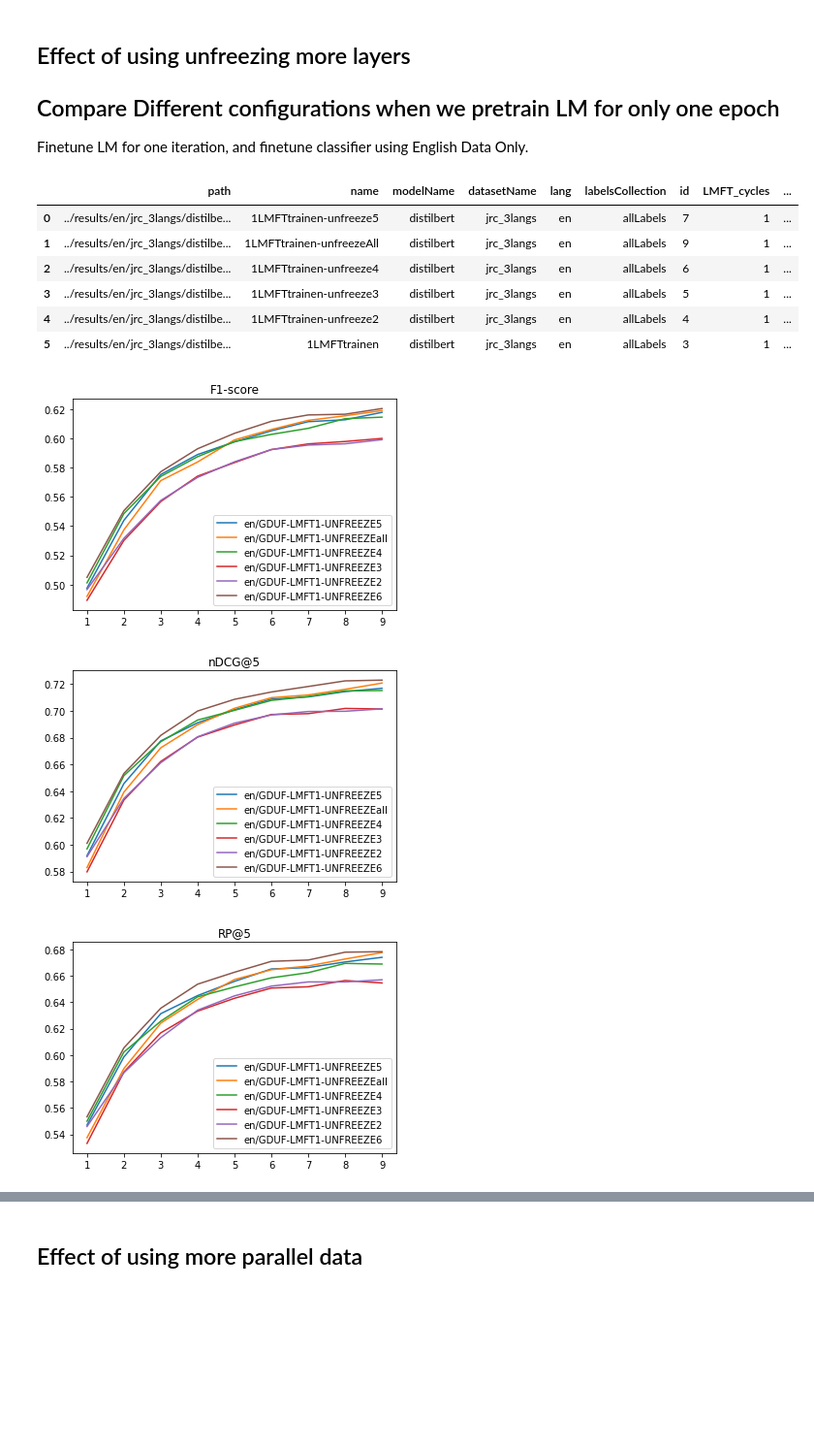
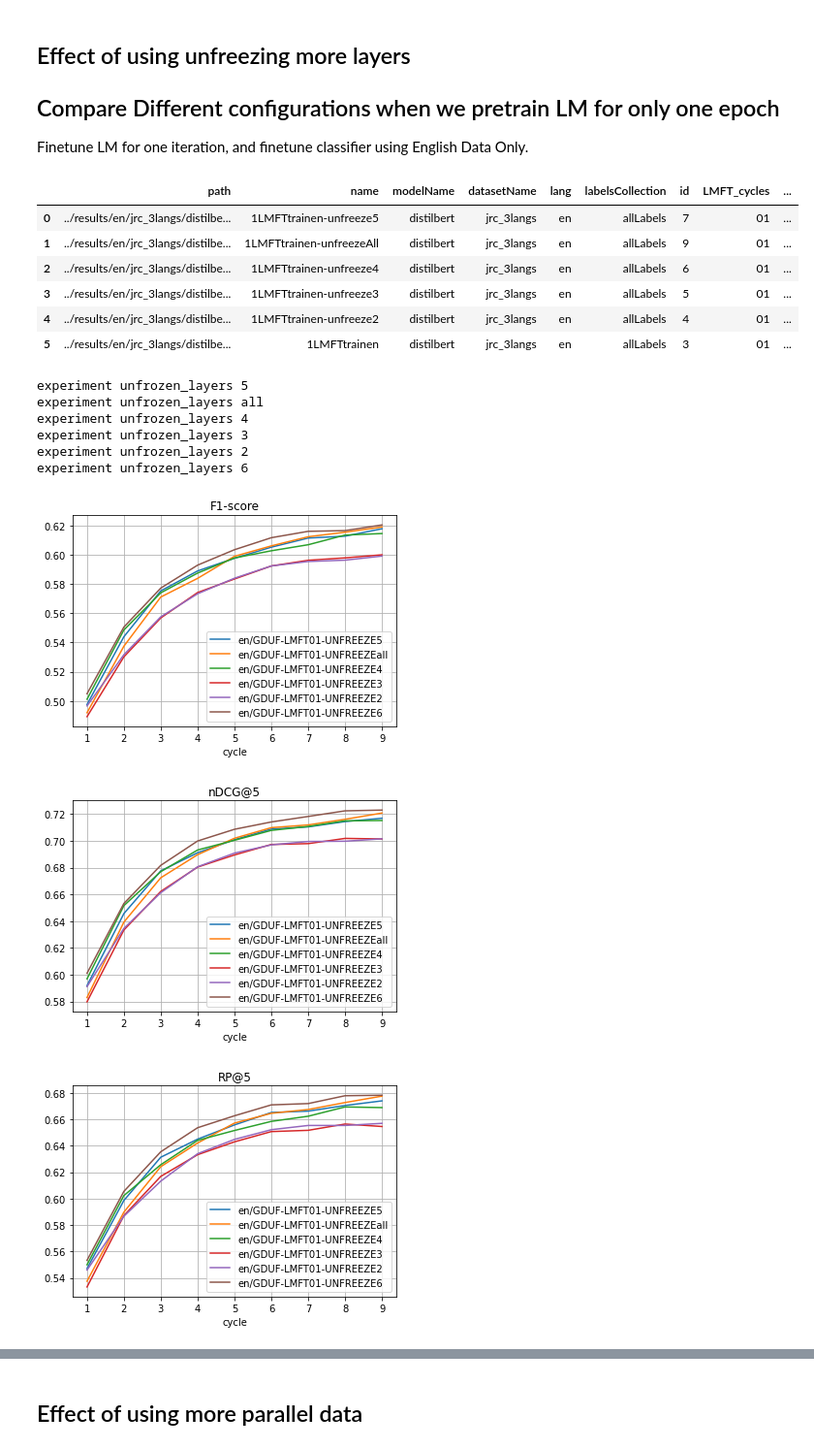
Before and after one commit to zeinsh/Legal-Docs-Large-MLTC, a Jupyter notebook: training/Transformers/analyze-results/General-EN.ipynb, the cells around one changed output, grey strips where cells are left out. Shown at 97% size. Drawn from its saved outputs; the diff is of its cells as text; code cells hidden in the pictures; blank space fills up the shorter version.

```diff
--- a/training/Transformers/analyze-results/General-EN.ipynb
+++ b/training/Transformers/analyze-results/General-EN.ipynb
@@ -211,6 +234,8 @@ def plotSelectedMetrics(selectedExperiments, lang, labelsCollection, selectedMet
         resultsPath = experimentPath / labelsCollection / RESULTS_FILENAME
         if resultsPath.is_file():
             plotResults(str(experimentPath), str(resultsPath), label, selectedMetric)
+    plt.grid()
+    plt.xlabel("cycle")
     plt.legend()
 # %%
 labelsCollection = "allLabels"
@@ -237,9 +262,10 @@ allExperiments=listExperiments(LANGUAGE,labelsCollection)
 # %% [markdown]
 W/O GDUF
 # %%
-LMFT_cycles = ["1"]
+LMFT_cycles = ["01"]
 unfrozen_layers = ["6"]
 classifier_FT_lang = ["en"]
+comparison_metric = "GDUF"
 GDUF=None
 
 selectedExperiments = selectCollectionFromExperiments(
@@ -248,6 +274,6 @@ selectedExperiments = selectCollectionFromExperiments(
 # update results
 for selectedMetric in selectedMetrics:
     plotSelectedMetrics(selectedExperiments, LANGUAGE, labelsCollection, selectedMetric)
-plotBarsExperiment(selectedExperiments , "Effect of Gradual Unfreezing / "+ TEST_SET_NAME)
+plotBarsExperiment(selectedExperiments, comparison_metric, "Effect of Gradual Unfreezing / "+ TEST_SET_NAME)
 # %% [output]
 |  | path | name | modelName | datasetName | lang | labelsCollection | id | LMFT_cycles | ... |
@@ -262,10 +290,12 @@ plotBarsExperiment(selectedExperiments , "Effect of Gradual Unfreezing / "+ TEST
 
 Classifier FT using English only
 # %%
-LMFT_cycles = ["1","0", "5","10"]
+LMFT_cycles = ["01","0", "05","10"]
 unfrozen_layers = ["6"]
 classifier_FT_lang = ["en"]
 GDUF=['True']
+comparison_metric = "LMFT_cycles"
+
 
 selectedExperiments = selectCollectionFromExperiments(
     LANGUAGE, labelsCollection, LMFT_cycles, unfrozen_layers, classifier_FT_lang, GDUF)
@@ -273,7 +303,7 @@ selectedExperiments = selectCollectionFromExperiments(
 # update results
 for selectedMetric in selectedMetrics:
     plotSelectedMetrics(selectedExperiments, LANGUAGE, labelsCollection, selectedMetric)
-plotBarsExperiment(selectedExperiments , "Effect of more LM-finetuning cycles / "+ TEST_SET_NAME)
+plotBarsExperiment(selectedExperiments, comparison_metric, "Effect of more LM-finetuning cycles / "+ TEST_SET_NAME)
 # %% [output]
 |  | path | name | modelName | datasetName | lang | labelsCollection | id | LMFT_cycles | ... |
 | 0 | ../results/en/jrc_3langs/distilbe... | NOLMFTtrainen | distilbert | jrc_3langs | en | allLabels | 1 | 0 | ... |
@@ -291,25 +325,32 @@ plotBarsExperiment(selectedExperiments , "Effect of more LM-finetuning cycles /
 
 Finetune LM for one iteration, and finetune classifier using English Data Only.
 # %%
-LMFT_cycles = ["1"]
+LMFT_cycles = ["01"]
 unfrozen_layers = None
 classifier_FT_lang = ["en"]
 GDUF=['True']
+comparison_metric = "unfrozen_layers"
 
 selectedExperiments = selectCollectionFromExperiments(LANGUAGE, labelsCollection, LMFT_cycles, unfrozen_layers, classifier_FT_lang, GDUF)
 
 # update results
 for selectedMetric in selectedMetrics:
     plotSelectedMetrics(selectedExperiments, LANGUAGE, labelsCollection, selectedMetric)
-plotBarsExperiment(selectedExperiments, "Effect of unfreezing more layers / "+ TEST_SET_NAME)
+plotBarsExperiment(selectedExperiments, comparison_metric, "Effect of unfreezing more layers / "+ TEST_SET_NAME)
 # %% [output]
 |  | path | name | modelName | datasetName | lang | labelsCollection | id | LMFT_cycles | ... |
-| 0 | ../results/en/jrc_3langs/distilbe... | 1LMFTtrainen-unfreeze5 | distilbert | jrc_3langs | en | allLabels | 7 | 1 | ... |
-| 1 | ../results/en/jrc_3langs/distilbe... | 1LMFTtrainen-unfreezeAll | distilbert | jrc_3langs | en | allLabels | 9 | 1 | ... |
-| 2 | ../results/en/jrc_3langs/distilbe... | 1LMFTtrainen-unfreeze4 | distilbert | jrc_3langs | en | allLabels | 6 | 1 | ... |
-| 3 | ../results/en/jrc_3langs/distilbe... | 1LMFTtrainen-unfreeze3 | distilbert | jrc_3langs | en | allLabels | 5 | 1 | ... |
-| 4 | ../results/en/jrc_3langs/distilbe... | 1LMFTtrainen-unfreeze2 | distilbert | jrc_3langs | en | allLabels | 4 | 1 | ... |
-| 5 | ../results/en/jrc_3langs/distilbe... | 1LMFTtrainen | distilbert | jrc_3langs | en | allLabels | 3 | 1 | ... |
+| 0 | ../results/en/jrc_3langs/distilbe... | 1LMFTtrainen-unfreeze5 | distilbert | jrc_3langs | en | allLabels | 7 | 01 | ... |
+| 1 | ../results/en/jrc_3langs/distilbe... | 1LMFTtrainen-unfreezeAll | distilbert | jrc_3langs | en | allLabels | 9 | 01 | ... |
+| 2 | ../results/en/jrc_3langs/distilbe... | 1LMFTtrainen-unfreeze4 | distilbert | jrc_3langs | en | allLabels | 6 | 01 | ... |
+| 3 | ../results/en/jrc_3langs/distilbe... | 1LMFTtrainen-unfreeze3 | distilbert | jrc_3langs | en | allLabels | 5 | 01 | ... |
+| 4 | ../results/en/jrc_3langs/distilbe... | 1LMFTtrainen-unfreeze2 | distilbert | jrc_3langs | en | allLabels | 4 | 01 | ... |
+| 5 | ../results/en/jrc_3langs/distilbe... | 1LMFTtrainen | distilbert | jrc_3langs | en | allLabels | 3 | 01 | ... |
+experiment unfrozen_layers 5
+experiment unfrozen_layers all
+experiment unfrozen_layers 4
+experiment unfrozen_layers 3
+experiment unfrozen_layers 2
+experiment unfrozen_layers 6
-[figure, old version]
+[figure, new version]
-[figure, old version]
+[figure, new version]
-[figure, old version]
+[figure, new version]
```
Also changed, not shown: parts of 6 cells of this notebook, 2 other files.
